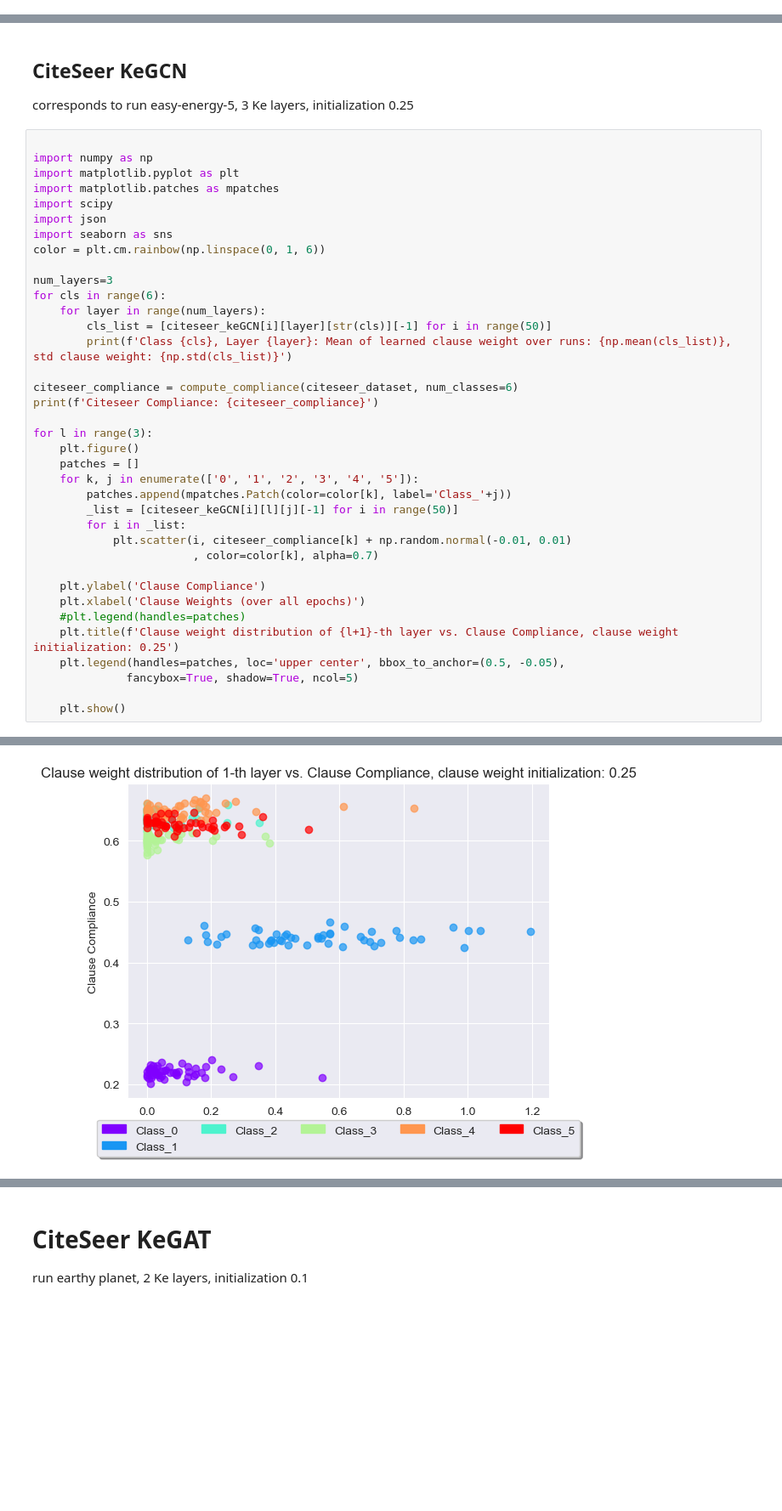
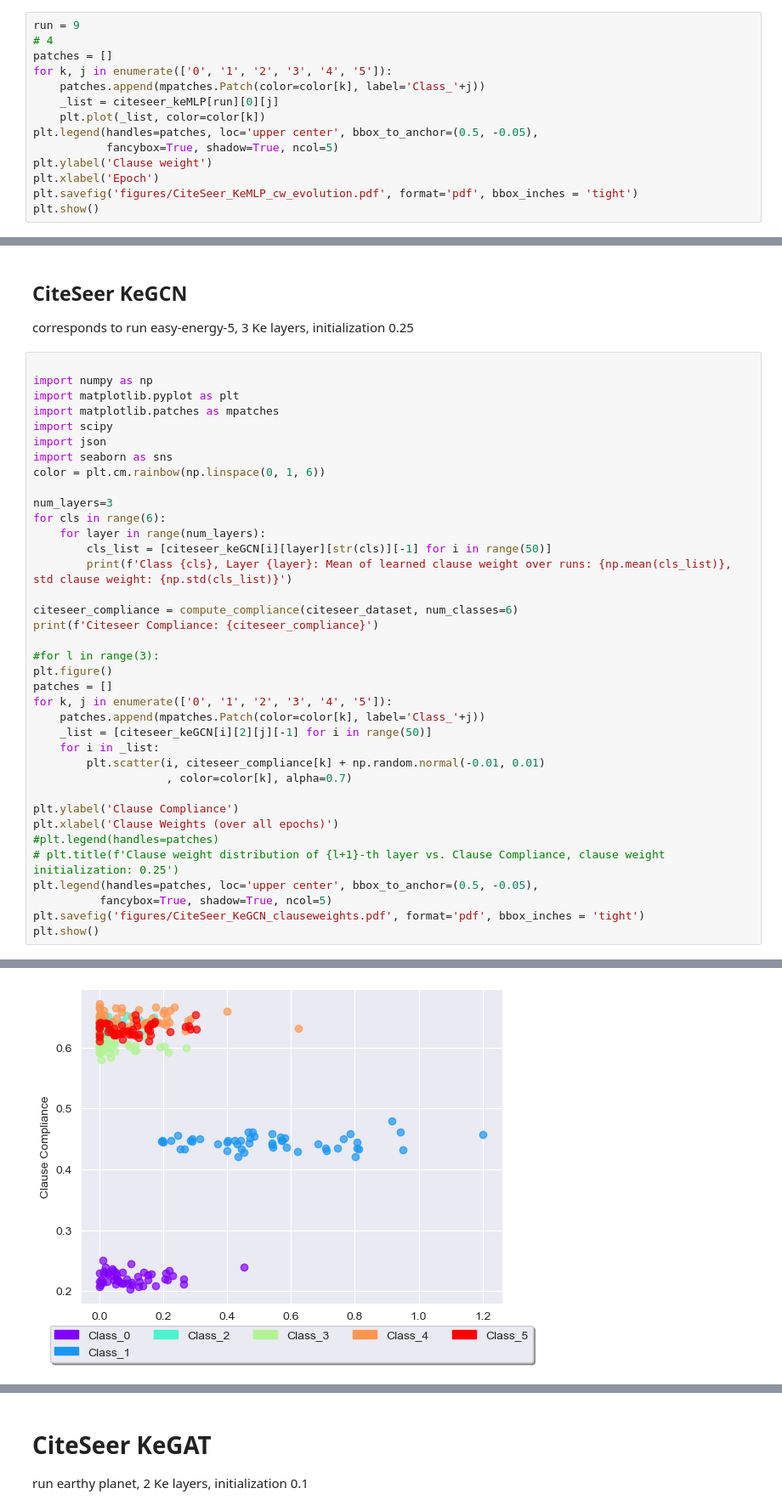
Before and after one commit to LuisaWerner/kegnn, a Jupyter notebook: notebooks/clause_weights_analysis.ipynb, the cells around one changed output, grey strips where cells are left out. Shown: that part at 85% size. Drawn from its saved outputs; the diff is of its cells as text; blank space fills up the shorter version.

Commit message:
notebooks updated, plots, more significance tests

```diff
--- a/notebooks/clause_weights_analysis.ipynb
+++ b/notebooks/clause_weights_analysis.ipynb
@@ -1013,0 +1019,14 @@ Citeseer Compliance: [0.23054755043227665, 0.45161290322580644, 0.64812030075187
+# %%
+run = 9
+# 4
+patches = []
+for k, j in enumerate(['0', '1', '2', '3', '4', '5']):
+    patches.append(mpatches.Patch(color=color[k], label='Class_'+j))
+    _list = citeseer_keMLP[run][0][j]
+    plt.plot(_list, color=color[k])
+plt.legend(handles=patches, loc='upper center', bbox_to_anchor=(0.5, -0.05),
+           fancybox=True, shadow=True, ncol=5)
+plt.ylabel('Clause weight')
+plt.xlabel('Epoch')
+plt.savefig('figures/CiteSeer_KeMLP_cw_evolution.pdf', format='pdf', bbox_inches = 'tight')
+plt.show()
@@ -1027,48 +1048,48 @@ color = plt.cm.rainbow(np.linspace(0, 1, 6))
 num_layers=3
 for cls in range(6):
     for layer in range(num_layers):
         cls_list = [citeseer_keGCN[i][layer][str(cls)][-1] for i in range(50)]
         print(f'Class {cls}, Layer {layer}: Mean of learned clause weight over runs: {np.mean(cls_list)}, std clause weight: {np.std(cls_list)}')
 
 citeseer_compliance = compute_compliance(citeseer_dataset, num_classes=6)
 print(f'Citeseer Compliance: {citeseer_compliance}')
 
-for l in range(3):
-    plt.figure()
-    patches = []
-    for k, j in enumerate(['0', '1', '2', '3', '4', '5']):
-        patches.append(mpatches.Patch(color=color[k], label='Class_'+j))
-        _list = [citeseer_keGCN[i][l][j][-1] for i in range(50)]
-        for i in _list:
-            plt.scatter(i, citeseer_compliance[k] + np.random.normal(-0.01, 0.01)
-                        , color=color[k], alpha=0.7)
+#for l in range(3):
+plt.figure()
+patches = []
+for k, j in enumerate(['0', '1', '2', '3', '4', '5']):
+    patches.append(mpatches.Patch(color=color[k], label='Class_'+j))
+    _list = [citeseer_keGCN[i][2][j][-1] for i in range(50)]
+    for i in _list:
+        plt.scatter(i, citeseer_compliance[k] + np.random.normal(-0.01, 0.01)
+                    , color=color[k], alpha=0.7)
 
-    plt.ylabel('Clause Compliance')
-    plt.xlabel('Clause Weights (over all epochs)')
-    #plt.legend(handles=patches)
-    plt.title(f'Clause weight distribution of {l+1}-th layer vs. Clause Compliance, clause weight initialization: 0.25')
-    plt.legend(handles=patches, loc='upper center', bbox_to_anchor=(0.5, -0.05),
-              fancybox=True, shadow=True, ncol=5)
-
-    plt.show()
+plt.ylabel('Clause Compliance')
+plt.xlabel('Clause Weights (over all epochs)')
+#plt.legend(handles=patches)
+# plt.title(f'Clause weight distribution of {l+1}-th layer vs. Clause Compliance, clause weight initialization: 0.25')
+plt.legend(handles=patches, loc='upper center', bbox_to_anchor=(0.5, -0.05),
+          fancybox=True, shadow=True, ncol=5)
+plt.savefig('figures/CiteSeer_KeGCN_clauseweights.pdf', format='pdf', bbox_inches = 'tight')
+plt.show()
 # %% [output]
 Class 0, Layer 0: Mean of learned clause weight over runs: 0.08904022110742517, std clause weight: 0.10023328962135504
 Class 0, Layer 1: Mean of learned clause weight over runs: 0.09091285024478565, std clause weight: 0.09290821472341014
 Class 0, Layer 2: Mean of learned clause weight over runs: 0.09503407170413994, std clause weight: 0.08955175060839203
 Class 1, Layer 0: Mean of learned clause weight over runs: 0.536179497539997, std clause weight: 0.24311535092248568
 Class 1, Layer 1: Mean of learned clause weight over runs: 0.530592385828495, std clause weight: 0.22749175228803836
 Class 1, Layer 2: Mean of learned clause weight over runs: 0.5322745367884636, std clause weight: 0.2256027161761762
 Class 2, Layer 0: Mean of learned clause weight over runs: 0.039621257334947584, std clause weight: 0.07716613869538516
 Class 2, Layer 1: Mean of learned clause weight over runs: 0.028618221755605192, std clause weight: 0.058418254612256214
 Class 2, Layer 2: Mean of learned clause weight over runs: 0.025357411408331244, std clause weight: 0.046778174724707834
 Class 3, Layer 0: Mean of learned clause weight over runs: 0.042940386147238316, std clause weight: 0.08355106415776832
 Class 3, Layer 1: Mean of learned clause weight over runs: 0.04058789782691747, std clause weight: 0.07083484113484785
 Class 3, Layer 2: Mean of learned clause weight over runs: 0.039409550577402114, std clause weight: 0.06452138498633338
 Class 4, Layer 0: Mean of learned clause weight over runs: 0.11853505314094946, std clause weight: 0.15009745675592737
 Class 4, Layer 1: Mean of learned clause weight over runs: 0.10548654122510925, std clause weight: 0.12913763258158517
 Class 4, Layer 2: Mean of learned clause weight over runs: 0.10941688244231046, std clause weight: 0.12387689260639287
 Class 5, Layer 0: Mean of learned clause weight over runs: 0.10903901913523441, std clause weight: 0.10470732304919006
 Class 5, Layer 1: Mean of learned clause weight over runs: 0.09648697092809017, std clause weight: 0.08063535736566337
 Class 5, Layer 2: Mean of learned clause weight over runs: 0.1013025564304553, std clause weight: 0.08354505638379524
 Citeseer Compliance: [0.23054755043227665, 0.45161290322580644, 0.6481203007518797, 0.6135204081632653, 0.6585067319461444, 0.6395348837209303]
-[figure, old version]
+[figure, new version]
```
Also changed, not shown: parts of 5 cells of this notebook, 1 other file.
